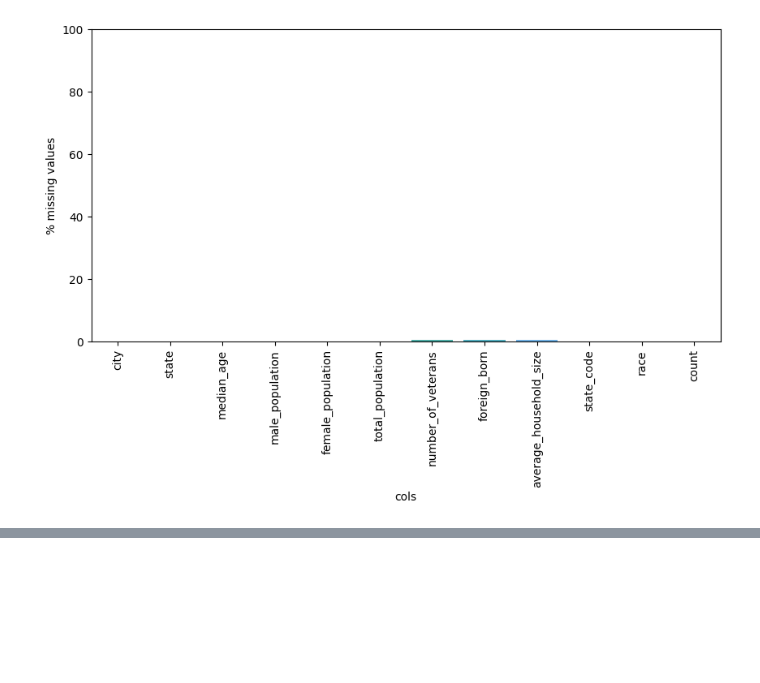
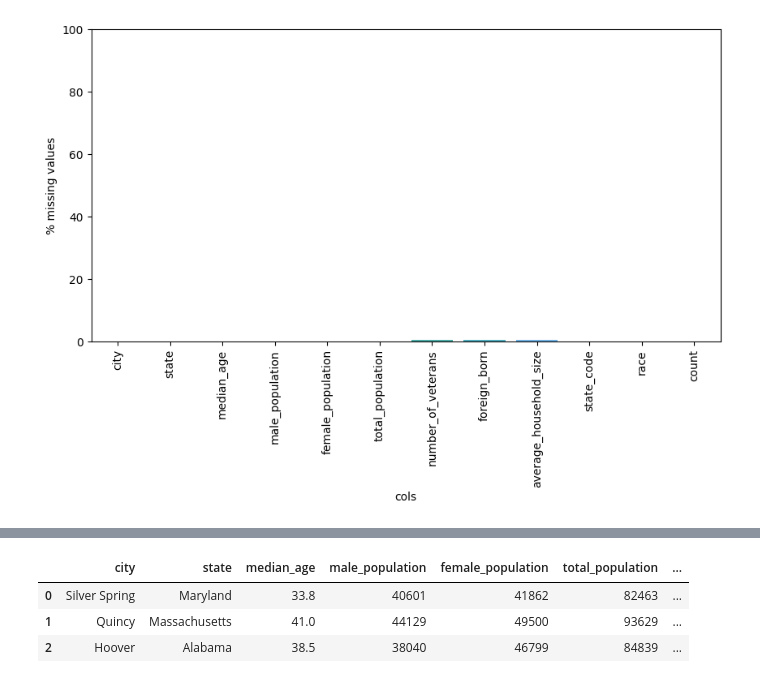
Before and after one commit to lucasaugustomcc/project-6-data-engineering-capstone-project, a Jupyter notebook: explore-assess-data.ipynb, the cells around one changed output, grey strips where cells are left out. Drawn from its saved outputs; the diff is of its cells as text; code cells hidden in the pictures; blank space fills up the shorter version.

```diff
--- a/explore-assess-data.ipynb
+++ b/explore-assess-data.ipynb
@@ -98,0 +164,8 @@ visualize_missing_values(demographics_df)
+# %%
+df_demographics = get_dimension_table(spark, 'dim_city_demographics.parquet')
+df_demographics.limit(3).toPandas()
+# %% [output]
+|  | city | state | median_age | male_population | female_population | total_population | ... |
+| 0 | Silver Spring | Maryland | 33.8 | 40601 | 41862 | 82463 | ... |
+| 1 | Quincy | Massachusetts | 41.0 | 44129 | 49500 | 93629 | ... |
+| 2 | Hoover | Alabama | 38.5 | 38040 | 46799 | 84839 | ... |
```
Also changed, not shown: parts of 8 cells of this notebook, 2 other files.
